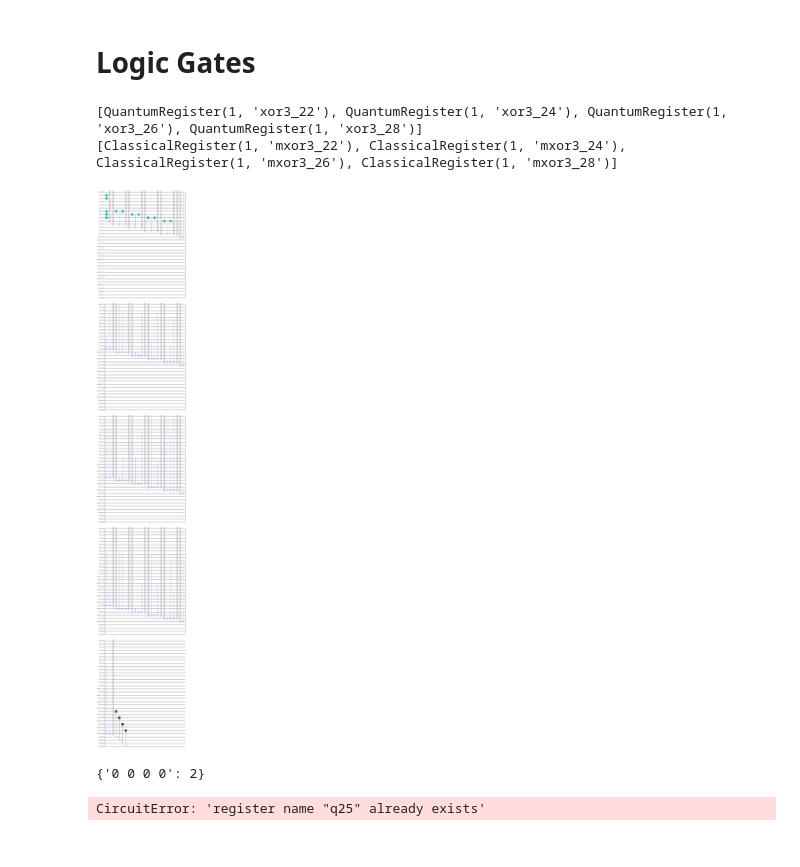
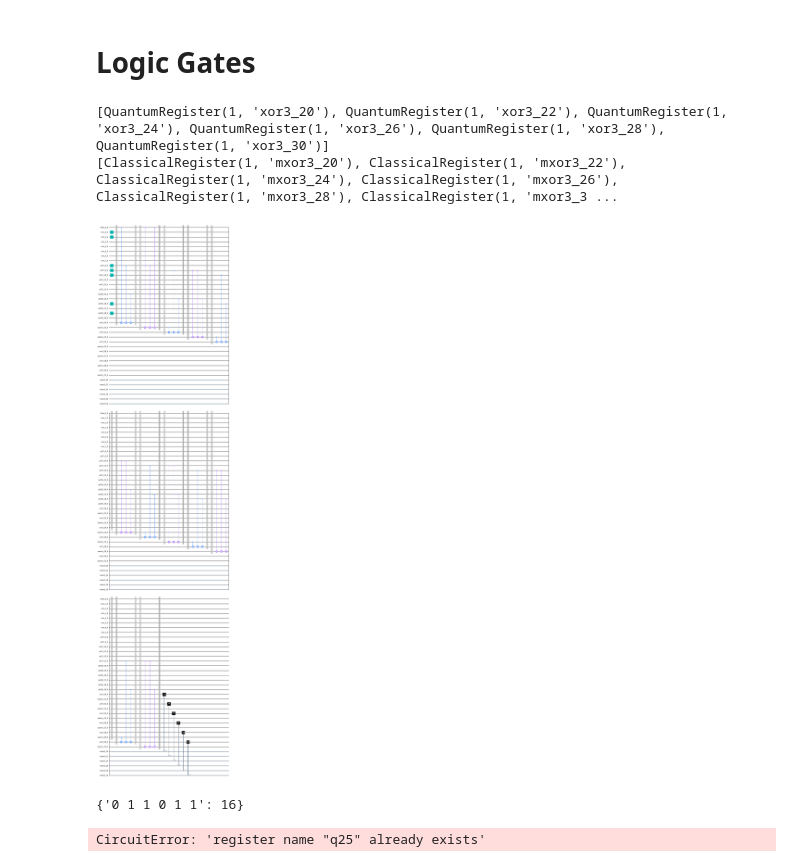
Before and after one commit to ABenoit0226/quantum-place-route, a Jupyter notebook: adder_logic_script.ipynb, the cells around one changed output. Saved outputs shown, nothing was run; the diff lists cells and outputs as text; code cells hidden in the pictures.

```diff
--- a/adder_logic_script.ipynb
+++ b/adder_logic_script.ipynb
@@ -224,21 +224,21 @@ class QArith:
         return result
 # %%
 qc = QC()
-qi = QArith(qc, 4)
+qi = QArith(qc, 6)
 a = qi.qint(7)
-b = qi.neg(a)
+b = qi.qint(20)
 ans = qi.add(a,b)
 print(ans)
 print(qi.measure(ans))
 qc.draw()
 # %% [output]
-[QuantumRegister(1, 'xor3_22'), QuantumRegister(1, 'xor3_24'), QuantumRegister(1, 'xor3_26'), QuantumRegister(1, 'xor3_28')]
-[ClassicalRegister(1, 'mxor3_22'), ClassicalRegister(1, 'mxor3_24'), ClassicalRegister(1, 'mxor3_26'), ClassicalRegister(1, 'mxor3_28')]
+[QuantumRegister(1, 'xor3_20'), QuantumRegister(1, 'xor3_22'), QuantumRegister(1, 'xor3_24'), QuantumRegister(1, 'xor3_26'), QuantumRegister(1, 'xor3_28'), QuantumRegister(1, 'xor3_30')]
+[ClassicalRegister(1, 'mxor3_20'), ClassicalRegister(1, 'mxor3_22'), ClassicalRegister(1, 'mxor3_24'), ClassicalRegister(1, 'mxor3_26'), ClassicalRegister(1, 'mxor3_28'), ClassicalRegister(1, 'mxor3_3 ...
-[figure, old version]
+[figure, new version]
 # %%
-qc.em(shots=2)
+qc.em(shots=16)
 # %% [output]
-{'0 0 0 0': 2}
+{'0 1 1 0 1 1': 16}
 # %%
 q4 = QuantumRegister(3,'q')
 c4 = ClassicalRegister(2,'c')
```
